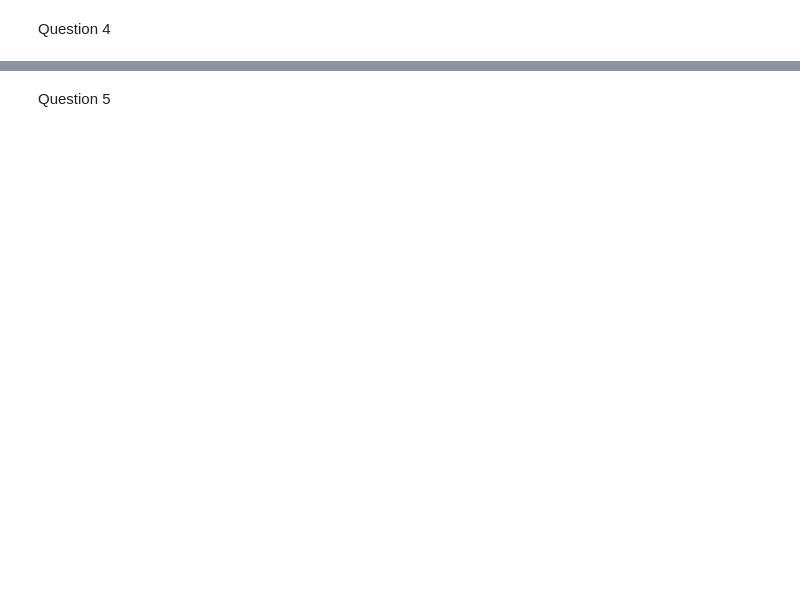
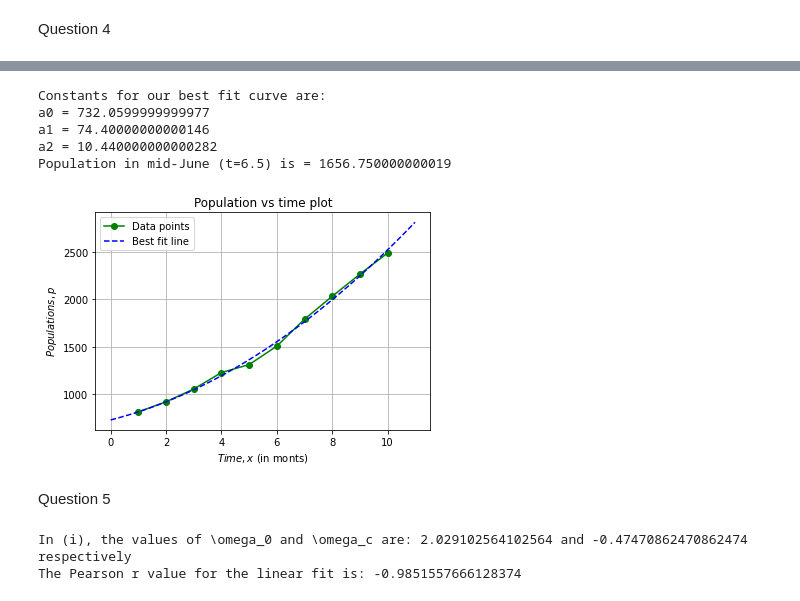
Before and after one commit to ratuldas6/P346_Endsem, a Jupyter notebook: Endsem.ipynb, the cells around one changed output, grey strips where cells are left out. Drawn from its saved outputs; the diff is of its cells as text; code cells hidden in the pictures; blank space fills up the shorter version.

```diff
--- a/Endsem.ipynb
+++ b/Endsem.ipynb
@@ -150,33 +164,61 @@ print("The maximum height attained is h =", h_max, "m")
+# %%
+a0 = P[0][0]
+a1 = P[1][0]
+a2 = P[2][0]
+
+midjune = 6.5 #months have been given integral values
+p_midjune = a0 + a1*midjune + a2*(midjune)**2
+
+print("Constants for our best fit curve are: ")
+print("a0 =", a0)
+print("a1 =", a1)
+print("a2 =", a2)
+print("Population in mid-June (t=6.5) is =", p_midjune)
+# %% [output]
+Constants for our best fit curve are:
+a0 = 732.0599999999977
+a1 = 74.40000000000146
+a2 = 10.440000000000282
+Population in mid-June (t=6.5) is = 1656.750000000019
+# %%
+t_fit = []
+output = []
+for i in range(1100):
+    t_ = i*0.01
+    out = a0 + a1*t_ + a2*t_**2
+    t_fit.append(t_)
+    output.append(out)
+
+plt.plot(t, p,'o-g', label='Data points') #plot for data points
+plt.plot(t_fit, output,'--b', label='Best fit line') #best fit
+plt.xlabel("$Time, x$ (in monts)")
+plt.ylabel("$Populations, p$")
+plt.grid()
+plt.title("Population vs time plot")
+plt.legend(loc='upper left')
+plt.show()
+# %% [output]
+[figure, added]
 # %% [markdown]
 Question 5
 # %%
-matrix = open("esem_fit1.dat", "r+")
-x = []
-y = []
+matrix = open("esem_lfit.dat", "r+")
+t = []
+w = []
 
 for row in matrix:
-    e1 = row.split()
-    x.append(float(e1[0]))
-    y.append(float(e1[1]))
+    elem = row.split()
+    t.append(float(elem[0]))
+    w.append(float(elem[1]))
 
+#(i)
+wc, w0, r1 = mylibrary.linear_fit(t, w)
 
-#part(i)
-y1 = []
-for i in range(len(y)):
-    y1.append(math.log(y[i]))
-m, c, r = linear_fitting(x, y1)
-alpha = m
-sigma0 = math.exp(c)
-print("In part-i, the values of alpha and sigma_0 are: " + str(alpha) + ' and ' + str(sigma0))
-print('The r value is: ' + str(r))
-#part(ii)
-x2 = []
-y2 = []
-for i in range(len(x)):
-    x2.append(math.log(x[i]))
-    y2.append(math.log(y[i]))
-m,c,r = linear_fitting(x2,y2)
-alpha = m
-sigma0 = math.exp(c)
-print("In part-ii, the values of alpha and sigma_0 are: " + str(alpha) + ' and ' + str(sigma0))
-print('The r value is: ' + str(r))
+t1 = [min(t), max(t)]
+w1 = [w0 + wc*t1[0], w0 + wc*t1[1]]
+
+print("In (i), the values of \omega_0 and \omega_c are: " + str(w0) + ' and ' + str(wc) + ' respectively')
+print('The Pearson r value for the linear fit is: ' + str(r1))
+# %% [output]
+In (i), the values of \omega_0 and \omega_c are: 2.029102564102564 and -0.47470862470862474 respectively
+The Pearson r value for the linear fit is: -0.9851557666128374
```
Also changed, not shown: parts of 6 cells of this notebook, 1 other file.
